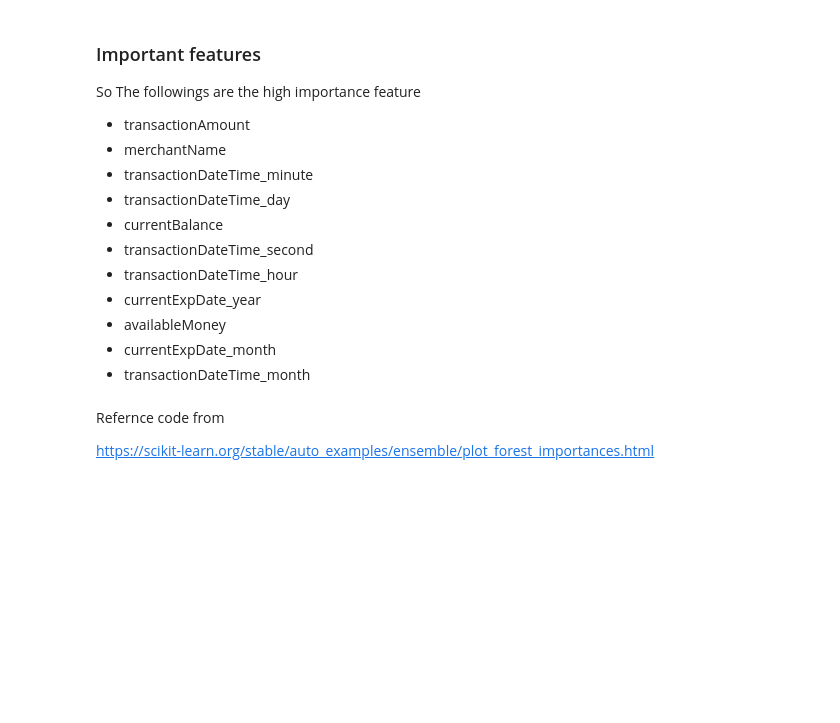
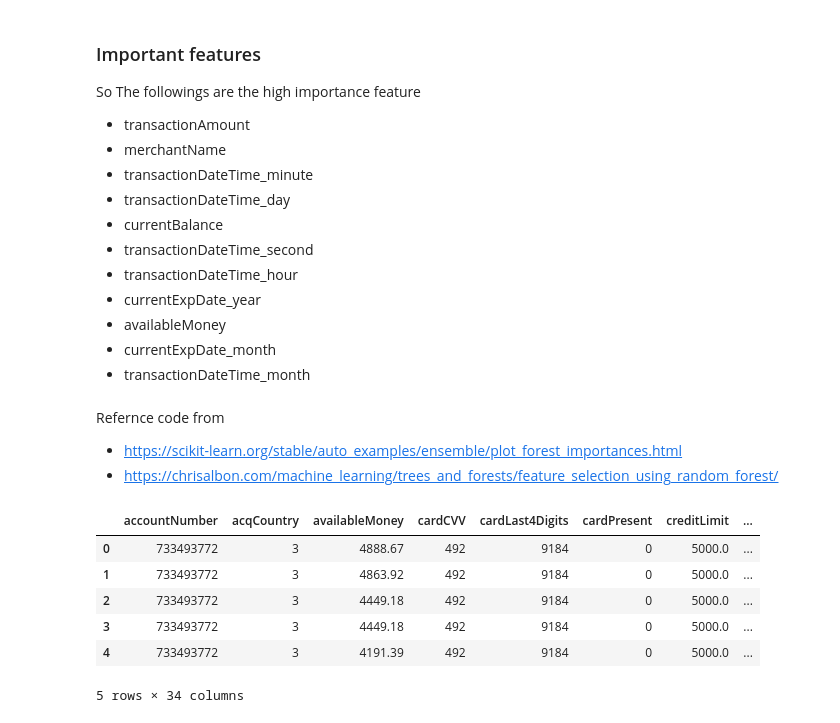
Before and after one commit to msarker000/ml-group-project, a Jupyter notebook: notebooks/Feature-selection.ipynb, the cells around one changed output. Drawn from its saved outputs; the diff is of its cells as text; code cells hidden in the pictures; blank space fills up the shorter version.

```diff
--- a/notebooks/Feature-selection.ipynb
+++ b/notebooks/Feature-selection.ipynb
@@ -78,4 +120,16 @@ with open('../data/feature_importance.csv', 'w', newline='') as file:
 # %% [markdown]
 Refernce code from
 
-https://scikit-learn.org/stable/auto_examples/ensemble/plot_forest_importances.html
+- https://scikit-learn.org/stable/auto_examples/ensemble/plot_forest_importances.html
+- https://chrisalbon.com/machine_learning/trees_and_forests/feature_selection_using_random_forest/
+# %%
+df_copy = df
+df_copy.head()
+# %% [output]
+|  | accountNumber | acqCountry | availableMoney | cardCVV | cardLast4Digits | cardPresent | creditLimit | ... |
+| 0 | 733493772 | 3 | 4888.67 | 492 | 9184 | 0 | 5000.0 | ... |
+| 1 | 733493772 | 3 | 4863.92 | 492 | 9184 | 0 | 5000.0 | ... |
+| 2 | 733493772 | 3 | 4449.18 | 492 | 9184 | 0 | 5000.0 | ... |
+| 3 | 733493772 | 3 | 4449.18 | 492 | 9184 | 0 | 5000.0 | ... |
+| 4 | 733493772 | 3 | 4191.39 | 492 | 9184 | 0 | 5000.0 | ... |
+5 rows × 34 columns
```
Also changed, not shown: parts of 9 cells of this notebook.
